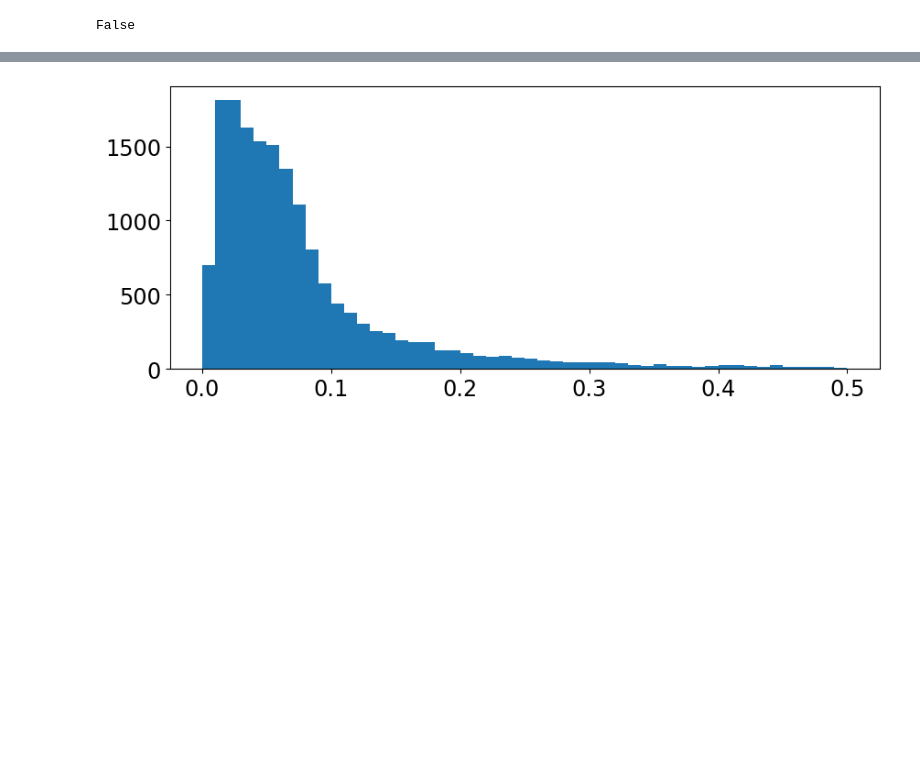
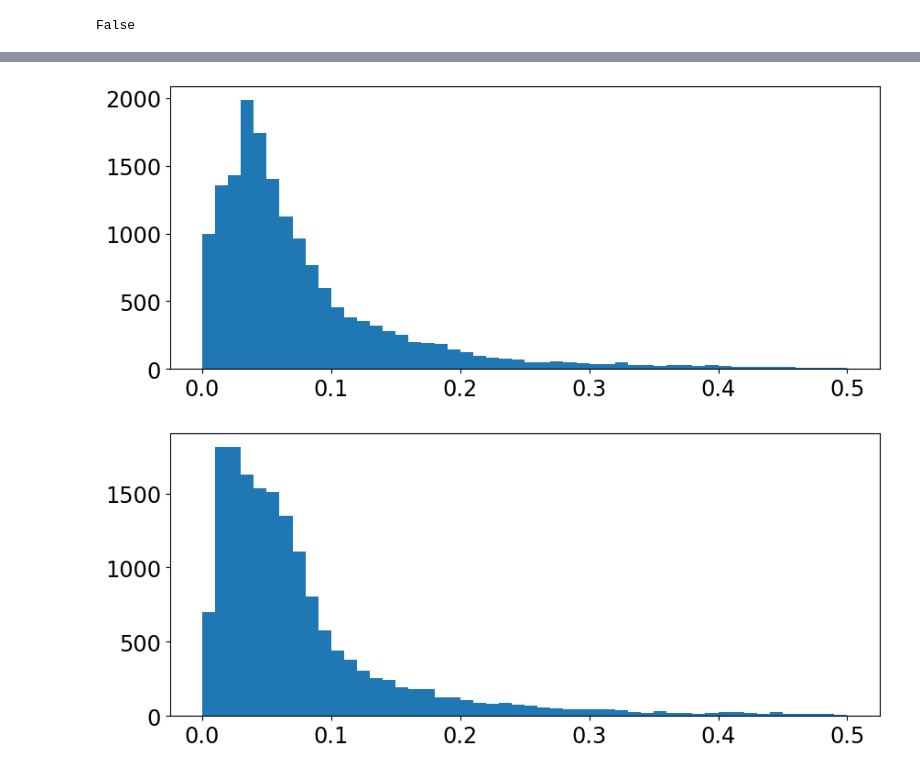
Before and after one commit to sylvielsstfr/AuxTelComm, a Jupyter notebook: notebooks_usdf/MountErrors/StudyMounterrors.ipynb, the cells around one changed output, grey strips where cells are left out. Cells and saved outputs as stored; diff of their text form; code cells hidden in the pictures; blank space fills up the shorter version.

```diff
--- a/notebooks_usdf/MountErrors/StudyMounterrors.ipynb
+++ b/notebooks_usdf/MountErrors/StudyMounterrors.ipynb
@@ -88,3 +89,7 @@ df_infos
+# %%
+plt.hist(df_infos["az_rms"].values,bins=50, range=(0,0.5));
+# %% [output]
+[figure, added]
 # %%
 plt.hist(df_infos["el_rms"].values,bins=50, range=(0,0.5));
 # %% [output]
```
Also changed, not shown: parts of 3 cells of this notebook.
